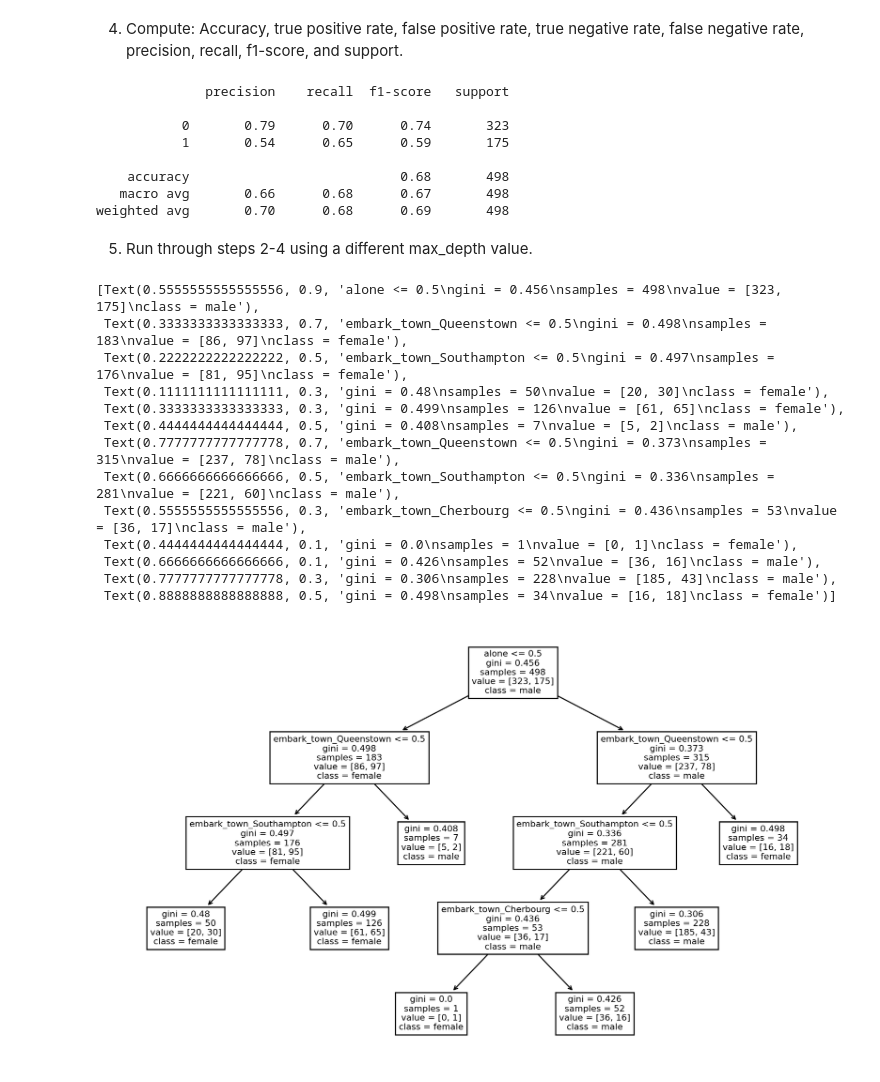
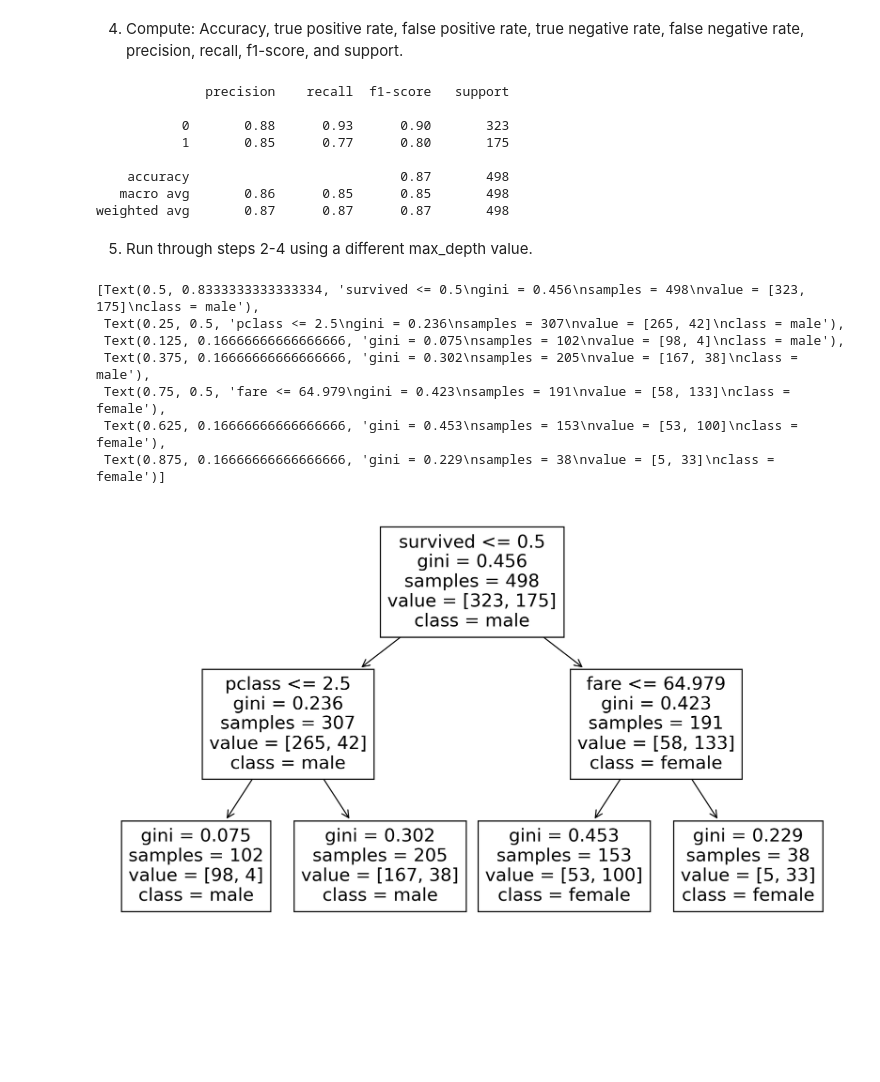
Before and after one commit to Is0metry/classification-exercises, a Jupyter notebook: model.ipynb, the cells around one changed output. Drawn from its saved outputs; the diff is of its cells as text; code cells hidden in the pictures; blank space fills up the shorter version.

```diff
--- a/model.ipynb
+++ b/model.ipynb
@@ -27,7 +41,7 @@ train.head()
 1. What is your baseline prediction? What is your baseline accuracy? remember: your baseline prediction for a classification problem is predicting the most prevelant class in the training dataset (the mode). When you make those predictions, what is your accuracy? This is your baseline accuracy.
 # %%
 #baseline prediction
-x = ['embark_town_Cherbourg','embark_town_Queenstown','embark_town_Southampton','alone']
+x = ['fare','survived','pclass']
 y = 'sex_female' #so chosen because I need to do something different to enjoy this
 # Baseline accuracy: accuracy
 x_train = train[x]
@@ -76,32 +94,26 @@ print(classification_report(y_train,predicted))
 # %% [output]
               precision    recall  f1-score   support
 
-           0       0.79      0.70      0.74       323
-           1       0.54      0.65      0.59       175
+           0       0.88      0.93      0.90       323
+           1       0.85      0.77      0.80       175
 
-    accuracy                           0.68       498
-   macro avg       0.66      0.68      0.67       498
-weighted avg       0.70      0.68      0.69       498
+    accuracy                           0.87       498
+   macro avg       0.86      0.85      0.85       498
+weighted avg       0.87      0.87      0.87       498
 # %% [markdown]
 5. Run through steps 2-4 using a different max_depth value.
 # %%
-tree = DecisionTreeClassifier(max_depth=6)
-tree.fit(x_train,y_train)
+tree_2 = DecisionTreeClassifier(max_depth=2)
+tree_2.fit(x_train,y_train)
 plt.figure(figsize=(12,7))
-predicted = tree.predict(train[x])
-plot_tree(tree,feature_names=x_train.columns,class_names=['male','female'])
+predicted = tree_2.predict(train[x])
+plot_tree(tree_2,feature_names=x_train.columns,class_names=['male','female'])
 # %% [output]
-[Text(0.5555555555555556, 0.9, 'alone <= 0.5\ngini = 0.456\nsamples = 498\nvalue = [323, 175]\nclass = male'),
- Text(0.3333333333333333, 0.7, 'embark_town_Queenstown <= 0.5\ngini = 0.498\nsamples = 183\nvalue = [86, 97]\nclass = female'),
- Text(0.2222222222222222, 0.5, 'embark_town_Southampton <= 0.5\ngini = 0.497\nsamples = 176\nvalue = [81, 95]\nclass = female'),
- Text(0.1111111111111111, 0.3, 'gini = 0.48\nsamples = 50\nvalue = [20, 30]\nclass = female'),
- Text(0.3333333333333333, 0.3, 'gini = 0.499\nsamples = 126\nvalue = [61, 65]\nclass = female'),
- Text(0.4444444444444444, 0.5, 'gini = 0.408\nsamples = 7\nvalue = [5, 2]\nclass = male'),
- Text(0.7777777777777778, 0.7, 'embark_town_Queenstown <= 0.5\ngini = 0.373\nsamples = 315\nvalue = [237, 78]\nclass = male'),
- Text(0.6666666666666666, 0.5, 'embark_town_Southampton <= 0.5\ngini = 0.336\nsamples = 281\nvalue = [221, 60]\nclass = male'),
- Text(0.5555555555555556, 0.3, 'embark_town_Cherbourg <= 0.5\ngini = 0.436\nsamples = 53\nvalue = [36, 17]\nclass = male'),
- Text(0.4444444444444444, 0.1, 'gini = 0.0\nsamples = 1\nvalue = [0, 1]\nclass = female'),
- Text(0.6666666666666666, 0.1, 'gini = 0.426\nsamples = 52\nvalue = [36, 16]\nclass = male'),
- Text(0.7777777777777778, 0.3, 'gini = 0.306\nsamples = 228\nvalue = [185, 43]\nclass = male'),
- Text(0.8888888888888888, 0.5, 'gini = 0.498\nsamples = 34\nvalue = [16, 18]\nclass = female')]
+[Text(0.5, 0.8333333333333334, 'survived <= 0.5\ngini = 0.456\nsamples = 498\nvalue = [323, 175]\nclass = male'),
+ Text(0.25, 0.5, 'pclass <= 2.5\ngini = 0.236\nsamples = 307\nvalue = [265, 42]\nclass = male'),
+ Text(0.125, 0.16666666666666666, 'gini = 0.075\nsamples = 102\nvalue = [98, 4]\nclass = male'),
+ Text(0.375, 0.16666666666666666, 'gini = 0.302\nsamples = 205\nvalue = [167, 38]\nclass = male'),
+ Text(0.75, 0.5, 'fare <= 64.979\ngini = 0.423\nsamples = 191\nvalue = [58, 133]\nclass = female'),
+ Text(0.625, 0.16666666666666666, 'gini = 0.453\nsamples = 153\nvalue = [53, 100]\nclass = female'),
+ Text(0.875, 0.16666666666666666, 'gini = 0.229\nsamples = 38\nvalue = [5, 33]\nclass = female')]
-[figure, old version]
+[figure, new version]
```
Also changed, not shown: parts of 17 cells of this notebook.
